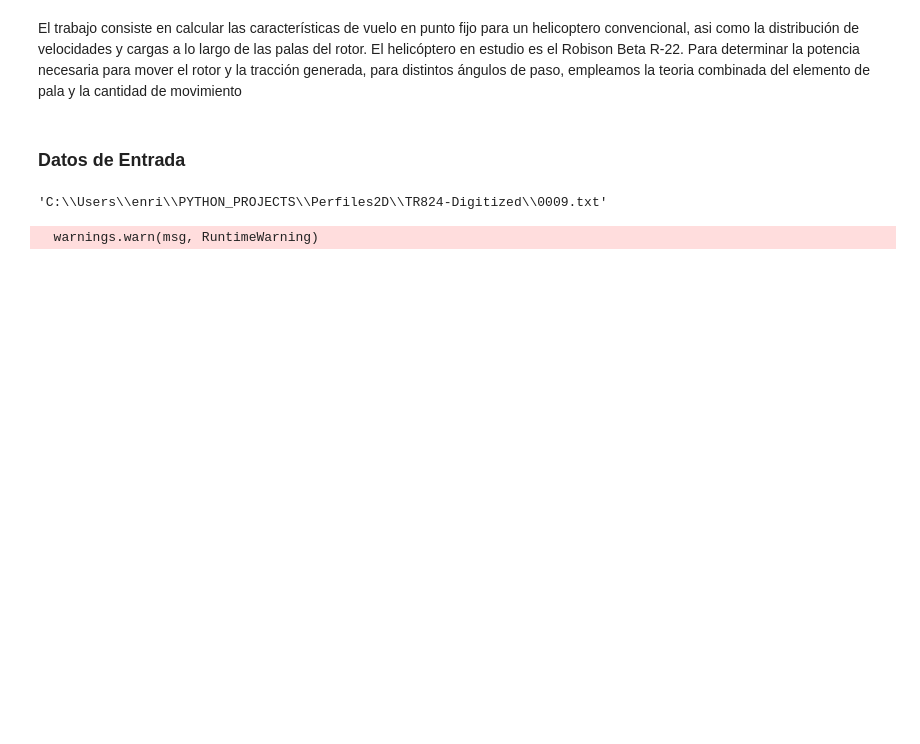
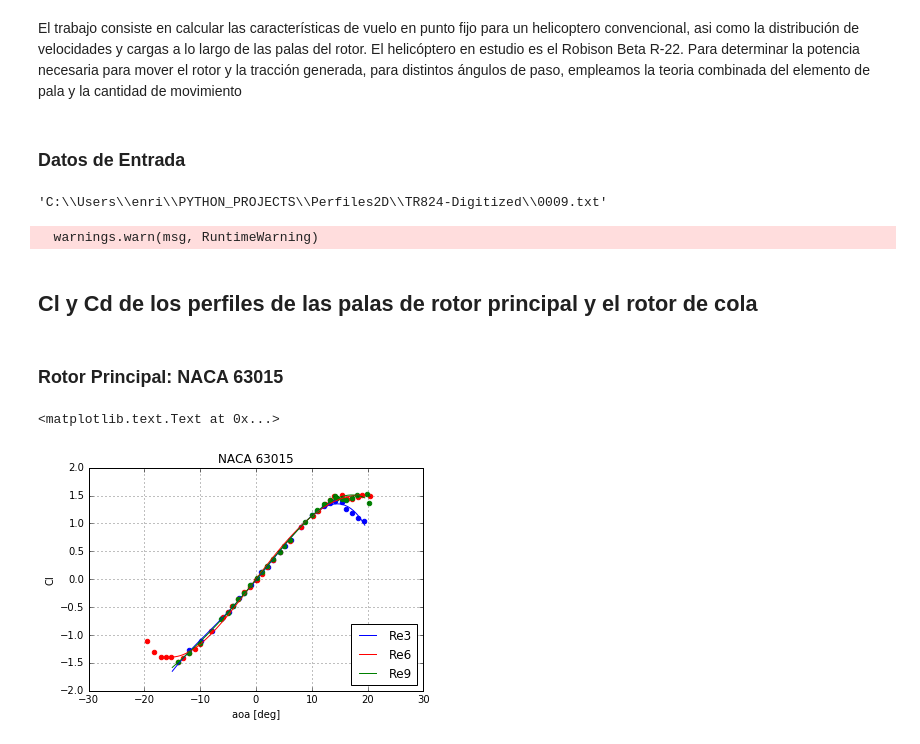
Before and after one commit to enritoomey/helicopters, a Jupyter notebook: TP1_helicopteros_class.ipynb, the cells around one changed output. Cells and saved outputs as stored; diff of their text form; code cells hidden in the pictures; blank space fills up the shorter version.

```diff
--- a/TP1_helicopteros_class.ipynb
+++ b/TP1_helicopteros_class.ipynb
@@ -47,6 +47,7 @@ Fp = 0.97 # Blade's tip loss factor
 Cd0 = 0.01035 # Mean Resistance coeficient
 blade = Helicopter.Helicopter.Rotor.Blade(airfoil=airfoil, length=blade_length, chord=chord,
                                twist=twist, blade_tip_lost_factor=Fp, cd0=Cd0)
+blade.x0 = 0.15
 n_blades = 2
 inertia_rotor = 36.4 #[kg m**2]
 angular_velocity = 55.56 # [rad/s]
@@ -72,3 +73,22 @@ pot_h_0 = 131 * 745.6998715822701 # [watt]
 engine_manufacturer = Helicopter.EngineType.LYCOMING
 helicopter.engine = Helicopter.Helicopter.Engine(engine_type=engine_manufacturer,
                                                 potencia_maxima=pot_h_0)
+# %% [markdown]
+## Cl y Cd de los perfiles de las palas de rotor principal y el rotor de cola
+# %% [markdown]
+### Rotor Principal: NACA 63015
+# %%
+aoa = np.arange(start=-15,stop=20,step=0.5)
+cl_re3 = np.array([helicopter.rotor.blade.airfoil.cl_aoa(alpha, reynold=3e6) for alpha in aoa])
+cl_re6 = np.array([helicopter.rotor.blade.airfoil.cl_aoa(alpha, reynold=6e6) for alpha in aoa])
+cl_re9 = np.array([helicopter.rotor.blade.airfoil.cl_aoa(alpha, reynold=9e6) for alpha in aoa])
+plt.plot(aoa,cl_re3,color='b',label='Re3')
+plt.plot(aoa,cl_re6,color='r', label='Re6')
+plt.plot(aoa,cl_re9, color='g', label='Re9')
+plt.scatter(*zip(*helicopter.rotor.blade.airfoil.AIRFOIL_DATA['Re3']['AoA_Cl']), color='b')
+plt.scatter(*zip(*helicopter.rotor.blade.airfoil.AIRFOIL_DATA['Re6']['AoA_Cl']), color='r')
+plt.scatter(*zip(*helicopter.rotor.blade.airfoil.AIRFOIL_DATA['Re9']['AoA_Cl']), color='g')
+plt.legend(loc=4); plt.grid(); plt.title('NACA 63015'); plt.ylabel('Cl'); plt.xlabel('aoa [deg]')
+# %% [output]
+<matplotlib.text.Text at 0x...>
+[figure, added]
```
Also changed, not shown: parts of 10 cells of this notebook.
